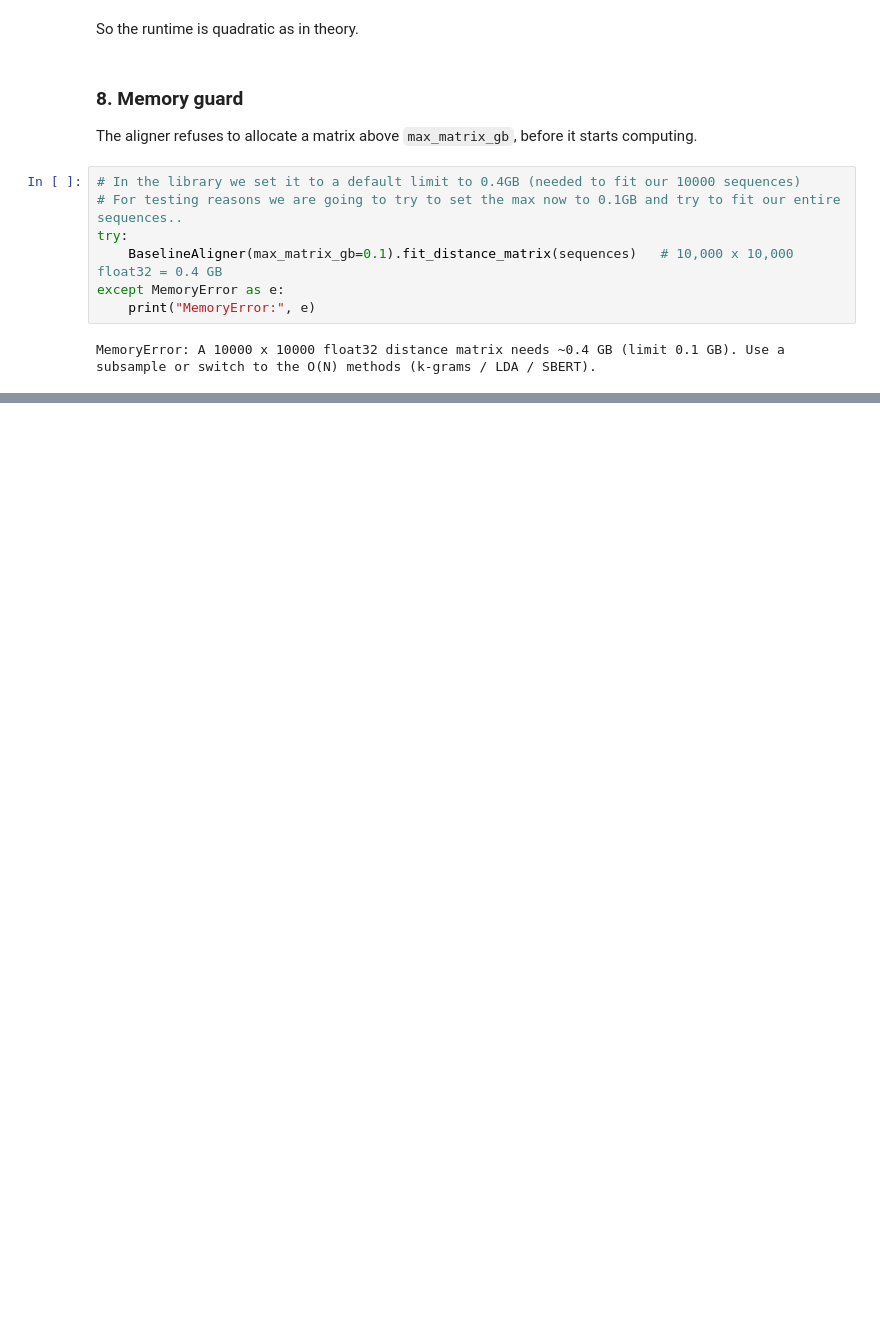
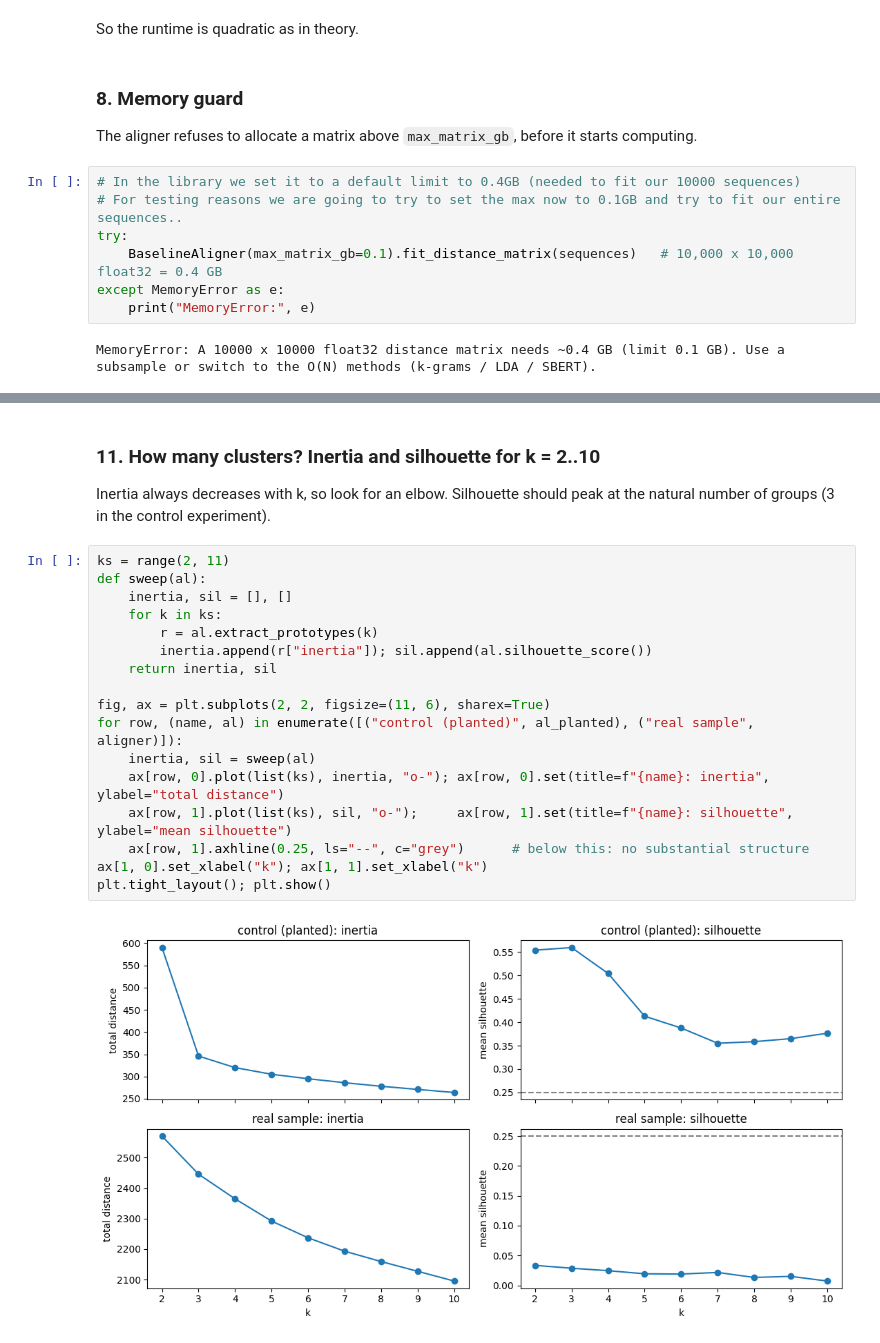
Before and after one commit to javixfdez/User_Journey_Analysis_Library, a Jupyter notebook: notebooks/v0_jupyter_aligner_test.ipynb, the cells around one changed output, grey strips where cells are left out. Saved outputs shown, nothing was run; the diff lists cells and outputs as text; blank space fills up the shorter version.

```diff
--- a/notebooks/v0_jupyter_aligner_test.ipynb
+++ b/notebooks/v0_jupyter_aligner_test.ipynb
@@ -282,0 +394,22 @@ MemoryError: A 10000 x 10000 float32 distance matrix needs ~0.4 GB (limit 0.1 GB
+# %% [markdown]
+### 11. How many clusters? Inertia and silhouette for k = 2..10
+Inertia always decreases with k, so look for an elbow. Silhouette should peak at the natural number of groups (3 in the control experiment).
+# %%
+ks = range(2, 11)
+def sweep(al):
+    inertia, sil = [], []
+    for k in ks:
+        r = al.extract_prototypes(k)
+        inertia.append(r["inertia"]); sil.append(al.silhouette_score())
+    return inertia, sil
+
+fig, ax = plt.subplots(2, 2, figsize=(11, 6), sharex=True)
+for row, (name, al) in enumerate([("control (planted)", al_planted), ("real sample", aligner)]):
+    inertia, sil = sweep(al)
+    ax[row, 0].plot(list(ks), inertia, "o-"); ax[row, 0].set(title=f"{name}: inertia", ylabel="total distance")
+    ax[row, 1].plot(list(ks), sil, "o-");     ax[row, 1].set(title=f"{name}: silhouette", ylabel="mean silhouette")
+    ax[row, 1].axhline(0.25, ls="--", c="grey")      # below this: no substantial structure
+ax[1, 0].set_xlabel("k"); ax[1, 1].set_xlabel("k")
+plt.tight_layout(); plt.show()
+# %% [output]
+[figure, added]
```
Also changed, not shown: parts of 25 cells of this notebook, 8 other files.
